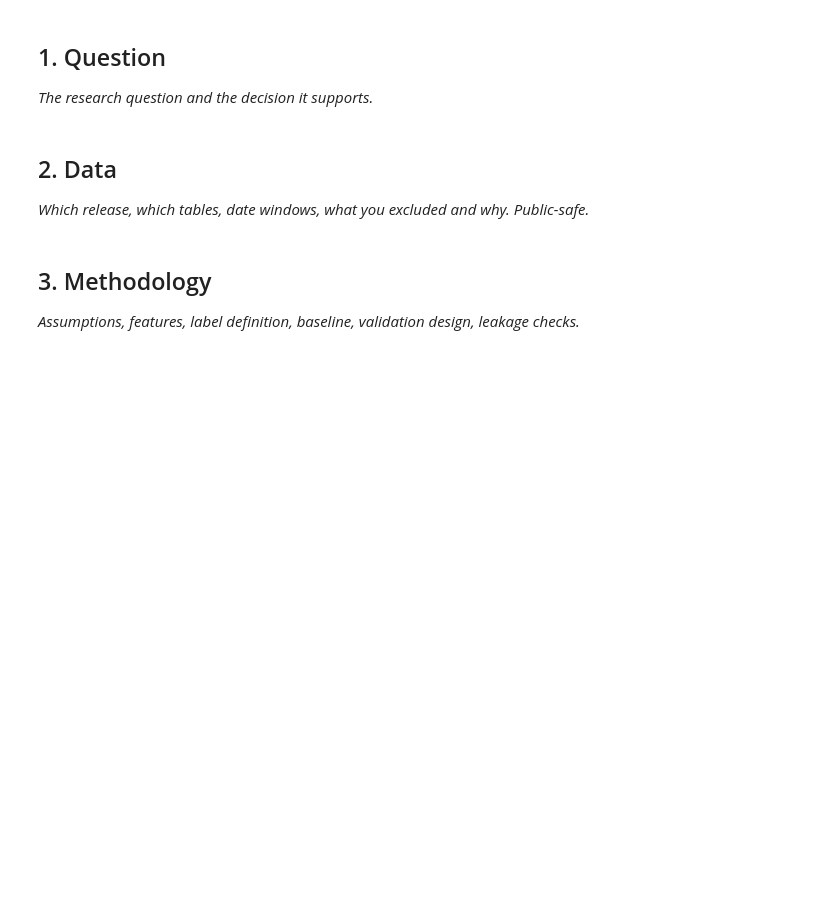
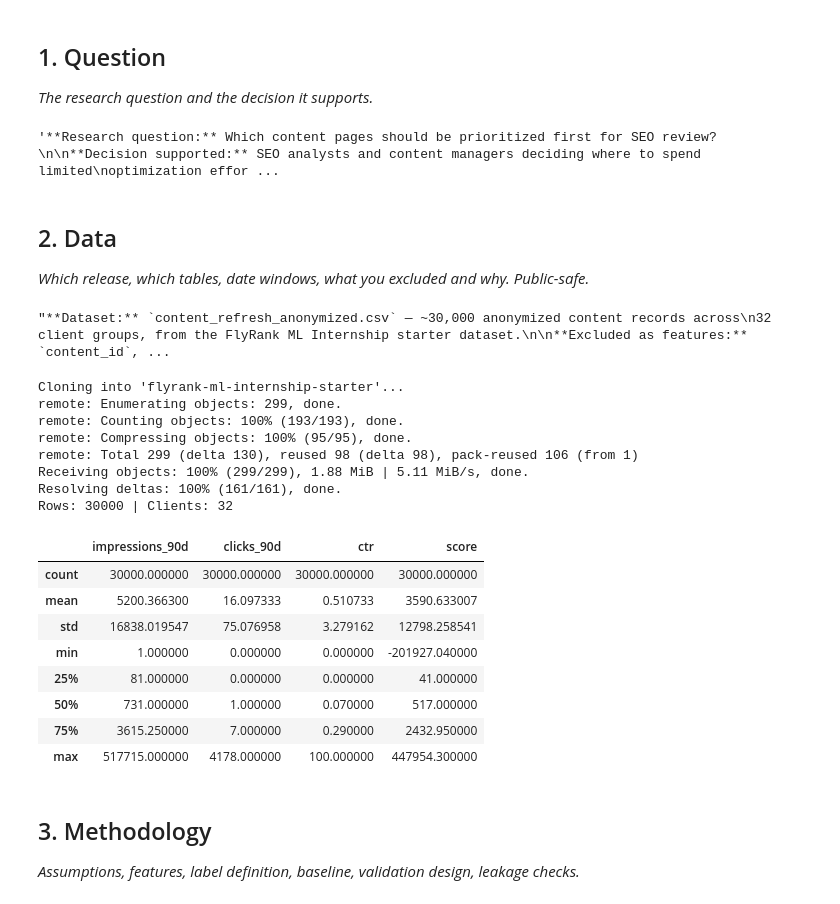
Before and after one commit to nabtahilrehman/Nabtahil-flyrank-internship, a Jupyter notebook: work/notebooks/capstone.ipynb, the cells around one changed output. Drawn from its saved outputs; the diff is of its cells as text; code cells hidden in the pictures; blank space fills up the shorter version.

```diff
--- a/work/notebooks/capstone.ipynb
+++ b/work/notebooks/capstone.ipynb
@@ -10,10 +10,77 @@ This skeleton is yours to fill. Work the sections **in order** — each one has
 ## 1. Question
 
 *The research question and the decision it supports.*
+# %%
+'''**Research question:** Which content pages should be prioritized first for SEO review?
+
+**Decision supported:** SEO analysts and content managers deciding where to spend limited
+optimization effort across a large content library.
+
+**Unit of analysis:** One content page (one row per page in the dataset).
+
+**Action:** Analysts review and optimize the highest-ranked pages before spending time on
+lower-priority ones.
+
+**Cost of a wrong call:** Resources spent on low-opportunity pages while genuinely
+high-opportunity pages go unreviewed — a real efficiency cost, not a safety one.
+
+**Why ML helps:** Search performance depends on several interacting signals (visibility,
+engagement, freshness, positioning). A model can combine these into a single ranked score
+faster and more consistently than manual page-by-page review.'''
+# %% [output]
+'**Research question:** Which content pages should be prioritized first for SEO review?\n\n**Decision supported:** SEO analysts and content managers deciding where to spend limited\noptimization effor ...
 # %% [markdown]
 ## 2. Data
 
 *Which release, which tables, date windows, what you excluded and why. Public-safe.*
+# %%
+'''**Dataset:** `content_refresh_anonymized.csv` — ~30,000 anonymized content records across
+32 client groups, from the FlyRank ML Internship starter dataset.
+
+**Excluded as features:** `content_id`, `client_id` (used only for grouping, never as
+predictors), `trend_direction`, `trend_pct` (label-derived), `provider_used`, `model_used`
+(system metadata, not content signal).
+
+**Note on validation design:** This release has no date column, so a time-aware split isn't
+possible here. We use a client-grouped split instead (Section 3) — the honest choice given
+what the data actually contains.
+
+**Public safety:** All identifiers are pre-anonymized hashes. No client names, URLs, or
+private query strings appear anywhere in this project.'''
+# %% [output]
+"**Dataset:** `content_refresh_anonymized.csv` — ~30,000 anonymized content records across\n32 client groups, from the FlyRank ML Internship starter dataset.\n\n**Excluded as features:** `content_id`, ...
+# %%
+import os
+import pandas as pd
+
+if not os.path.isdir("flyrank-ml-internship-starter"):
+    !git clone https://github.com/flyrank-bih/flyrank-ml-internship-starter.git
+os.chdir("flyrank-ml-internship-starter")
+
+df = pd.read_csv("data/raw/content_refresh_anonymized.csv")
+df["ctr"] = df["ctr"].fillna(0)
+df["score"] = df["impressions_90d"] * (1 - df["ctr"])
+
+print("Rows:", len(df), "| Clients:", df["client_id"].nunique())
+df[["impressions_90d", "clicks_90d", "ctr", "score"]].describe()
+# %% [output]
+Cloning into 'flyrank-ml-internship-starter'...
+remote: Enumerating objects: 299, done.
+remote: Counting objects: 100% (193/193), done.
+remote: Compressing objects: 100% (95/95), done.
+remote: Total 299 (delta 130), reused 98 (delta 98), pack-reused 106 (from 1)
+Receiving objects: 100% (299/299), 1.88 MiB | 5.11 MiB/s, done.
+Resolving deltas: 100% (161/161), done.
+Rows: 30000 | Clients: 32
+|  | impressions_90d | clicks_90d | ctr | score |
+| count | 30000.000000 | 30000.000000 | 30000.000000 | 30000.000000 |
+| mean | 5200.366300 | 16.097333 | 0.510733 | 3590.633007 |
+| std | 16838.019547 | 75.076958 | 3.279162 | 12798.258541 |
+| min | 1.000000 | 0.000000 | 0.000000 | -201927.040000 |
+| 25% | 81.000000 | 0.000000 | 0.000000 | 41.000000 |
+| 50% | 731.000000 | 1.000000 | 0.070000 | 517.000000 |
+| 75% | 3615.250000 | 7.000000 | 0.290000 | 2432.950000 |
+| max | 517715.000000 | 4178.000000 | 100.000000 | 447954.300000 |
 # %% [markdown]
 ## 3. Methodology
 
```
Also changed, not shown: parts of 9 cells of this notebook.
